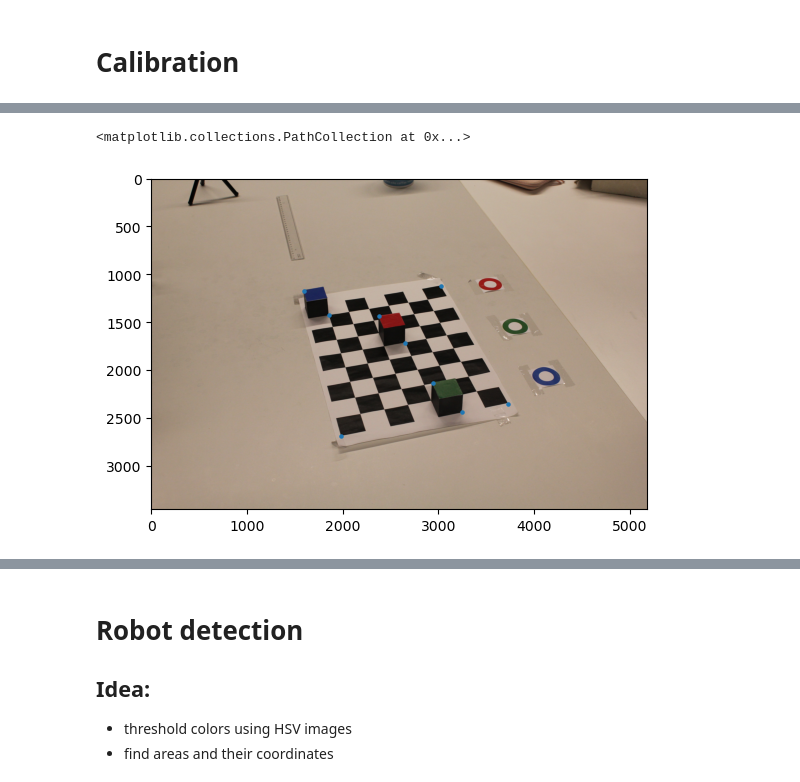
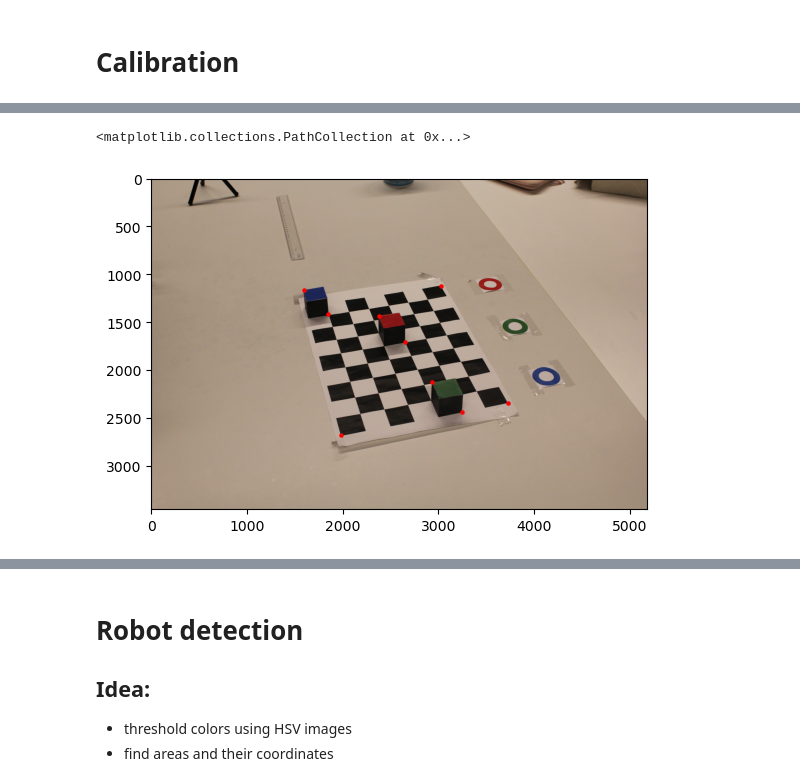
Before and after one commit to imveikka/3DCV_project, a Jupyter notebook: sandbox.ipynb, the cells around one changed output, grey strips where cells are left out. Drawn from its saved outputs; the diff is of its cells as text; code cells hidden in the pictures.

```diff
--- a/sandbox.ipynb
+++ b/sandbox.ipynb
@@ -26,10 +24,10 @@ ValueError: need at least one array to stack
 # %%
 pts = points.copy()
 plt.imshow(img)
-plt.scatter(*pts.T, s=5)
+plt.scatter(*pts.T, s=5, c='r')
 # %% [output]
 <matplotlib.collections.PathCollection at 0x...>
-[figure, old version]
+[figure, new version]
 # %%
 points3 = pd.read_csv('./data/3d_points.csv', index_col=0)
 points3 = points3.iloc[:, -3:].to_numpy()
```
Also changed, not shown: parts of 5 cells of this notebook, 2 other files.
